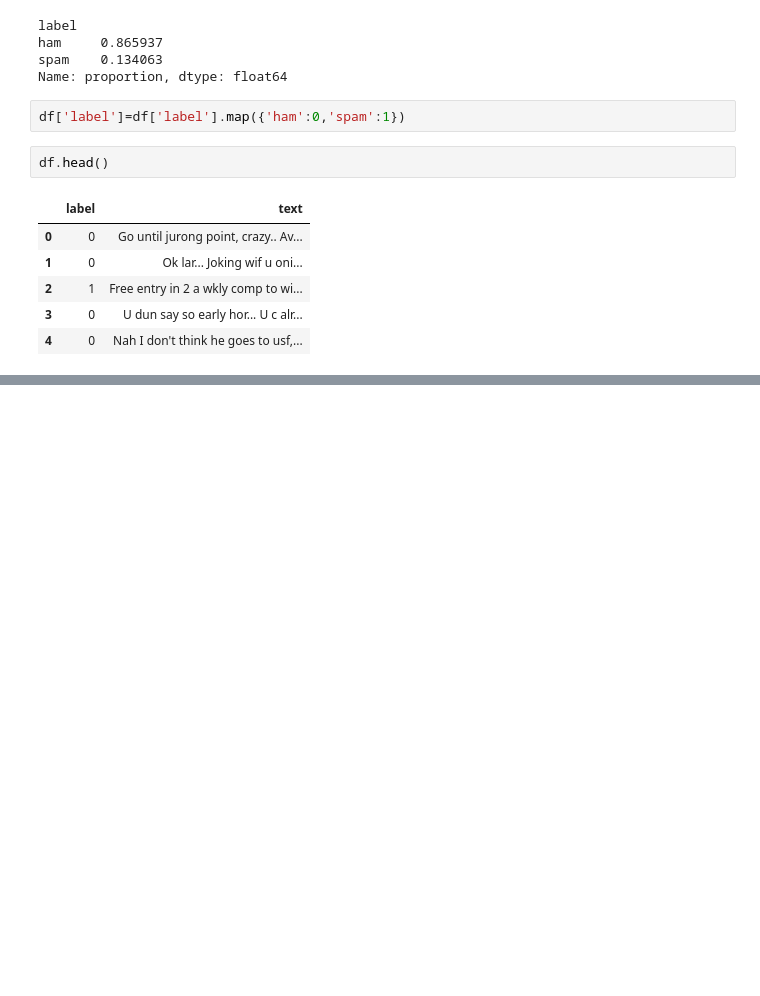
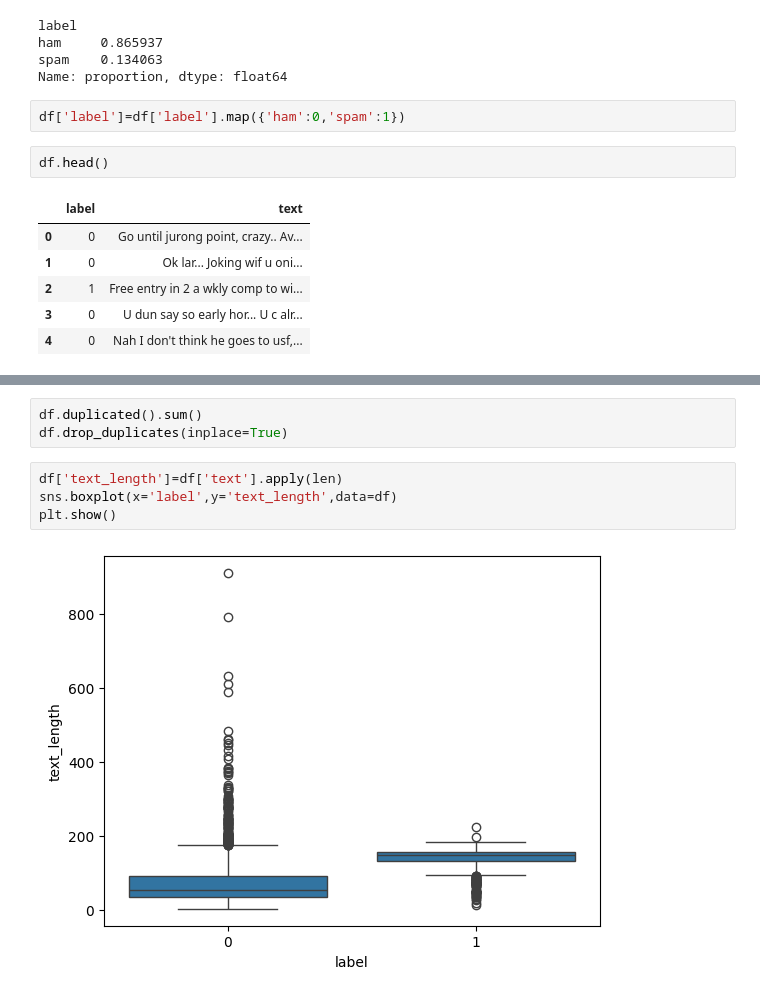
Before and after one commit to AyushWaghmare019/Text-Based-Risk-Classification-System, a Jupyter notebook: notebooks/eda.ipynb, the cells around one changed output, grey strips where cells are left out. Drawn from its saved outputs; the diff is of its cells as text; blank space fills up the shorter version.

```diff
--- a/notebooks/eda.ipynb
+++ b/notebooks/eda.ipynb
@@ -86 +87,10 @@ df
 5572 rows × 2 columns
+# %%
+df.duplicated().sum()
+df.drop_duplicates(inplace=True)
+# %%
+df['text_length']=df['text'].apply(len)
+sns.boxplot(x='label',y='text_length',data=df)
+plt.show()
+# %% [output]
+[figure, added]
```
Also changed, not shown: parts of 20 cells of this notebook.
